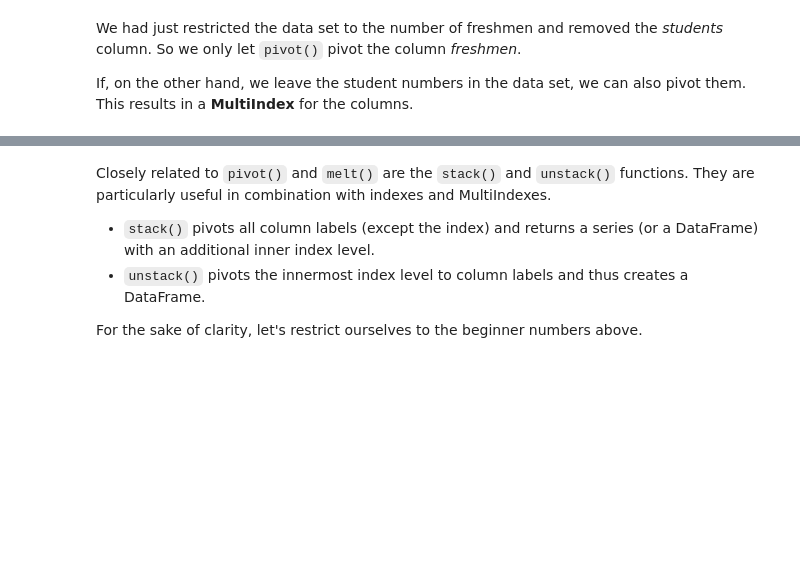
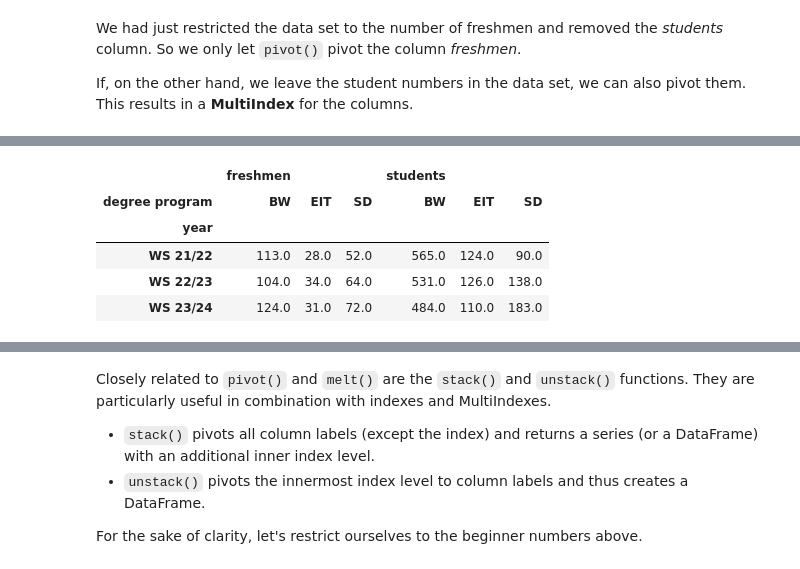
Before and after one commit to ZuebeyirEser/DataScienceCourseExercise, a Jupyter notebook: SecondThirdWeek/course_content_second_third_week.ipynb, the cells around one changed output, grey strips where cells are left out. Saved outputs shown, nothing was run; the diff lists cells and outputs as text; code cells hidden in the pictures; blank space fills up the shorter version.

```diff
--- a/SecondWeek/course_content_second.ipynb
+++ b/SecondThirdWeek/course_content_second_third_week.ipynb
@@ -558,0 +680,10 @@ This results in a **MultiIndex** for the columns.
+# %%
+small_2_wide = small_2.pivot(index= ["year"], columns="degree program", values=["freshmen","students"])
+small_2_wide
+# %% [output]
+|  | freshmen |  |  | students |  |  |
+| degree program | BW | EIT | SD | BW | EIT | SD |
+| year |  |  |  |  |  |  |
+| WS 21/22 | 113.0 | 28.0 | 52.0 | 565.0 | 124.0 | 90.0 |
+| WS 22/23 | 104.0 | 34.0 | 64.0 | 531.0 | 126.0 | 138.0 |
+| WS 23/24 | 124.0 | 31.0 | 72.0 | 484.0 | 110.0 | 183.0 |
```
Also changed, not shown: parts of 16 cells of this notebook, 6 other files.
